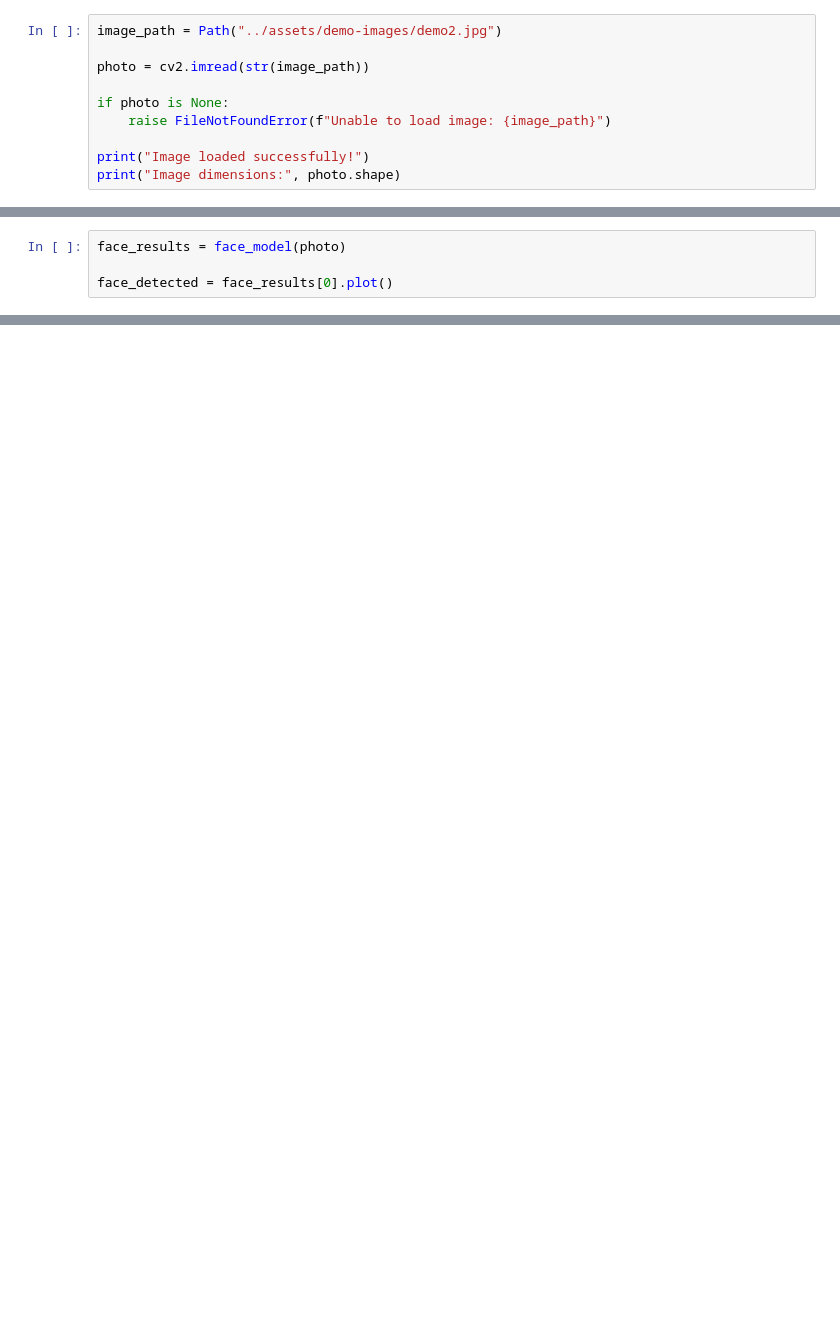
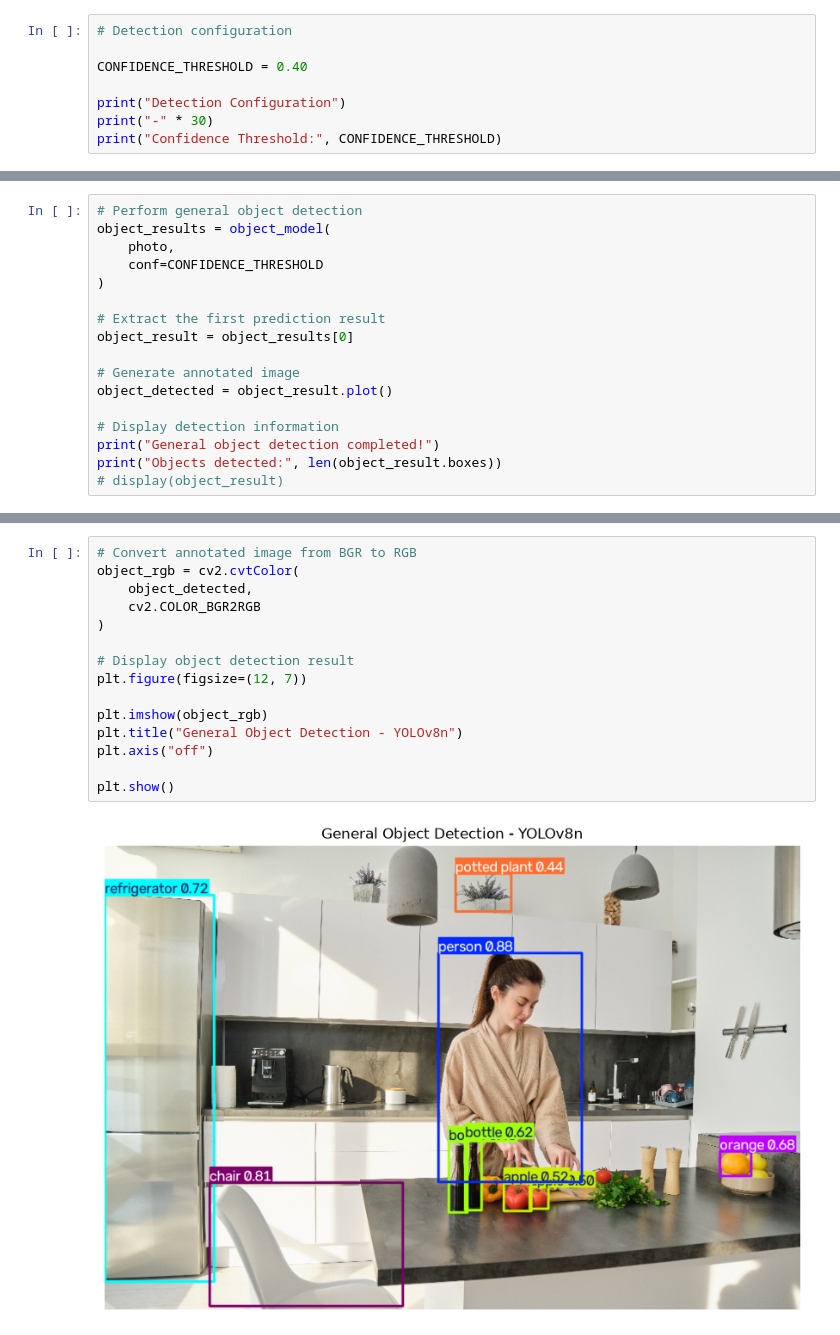
Before and after one commit to gursimranai/YOLO-Face-Detection, a Jupyter notebook: notebooks/01-image-detection.ipynb, the cells around one changed output, grey strips where cells are left out. Saved outputs shown, nothing was run; the diff lists cells and outputs as text; blank space fills up the shorter version.

```diff
--- a/notebooks/01-image-detection.ipynb
+++ b/notebooks/01-image-detection.ipynb
@@ -72,11 +127,9 @@ We will also verify that the image was loaded successfully before proceeding.
 # %%
-image_path = Path("../assets/demo-images/demo2.jpg")
+# Detection configuration
 
-photo = cv2.imread(str(image_path))
+CONFIDENCE_THRESHOLD = 0.40
 
-if photo is None:
-    raise FileNotFoundError(f"Unable to load image: {image_path}")
-
-print("Image loaded successfully!")
-print("Image dimensions:", photo.shape)
+print("Detection Configuration")
+print("-" * 30)
+print("Confidence Threshold:", CONFIDENCE_THRESHOLD)
 # %% [output]
@@ -132,5 +211,18 @@ The model will process the same input image independently.
 # %%
-face_results = face_model(photo)
+# Perform general object detection
+object_results = object_model(
+    photo,
+    conf=CONFIDENCE_THRESHOLD
+)
 
-face_detected = face_results[0].plot()
+# Extract the first prediction result
+object_result = object_results[0]
+
+# Generate annotated image
+object_detected = object_result.plot()
+
+# Display detection information
+print("General object detection completed!")
+print("Objects detected:", len(object_result.boxes))
+# display(object_result)
 # %% [output]
@@ -164,0 +237,17 @@ combined_result = face_results[0].plot(
+# %%
+# Convert annotated image from BGR to RGB
+object_rgb = cv2.cvtColor(
+    object_detected,
+    cv2.COLOR_BGR2RGB
+)
+
+# Display object detection result
+plt.figure(figsize=(12, 7))
+
+plt.imshow(object_rgb)
+plt.title("General Object Detection - YOLOv8n")
+plt.axis("off")
+
+plt.show()
+# %% [output]
+[figure, added]
```
Also changed, not shown: parts of 43 cells of this notebook.
